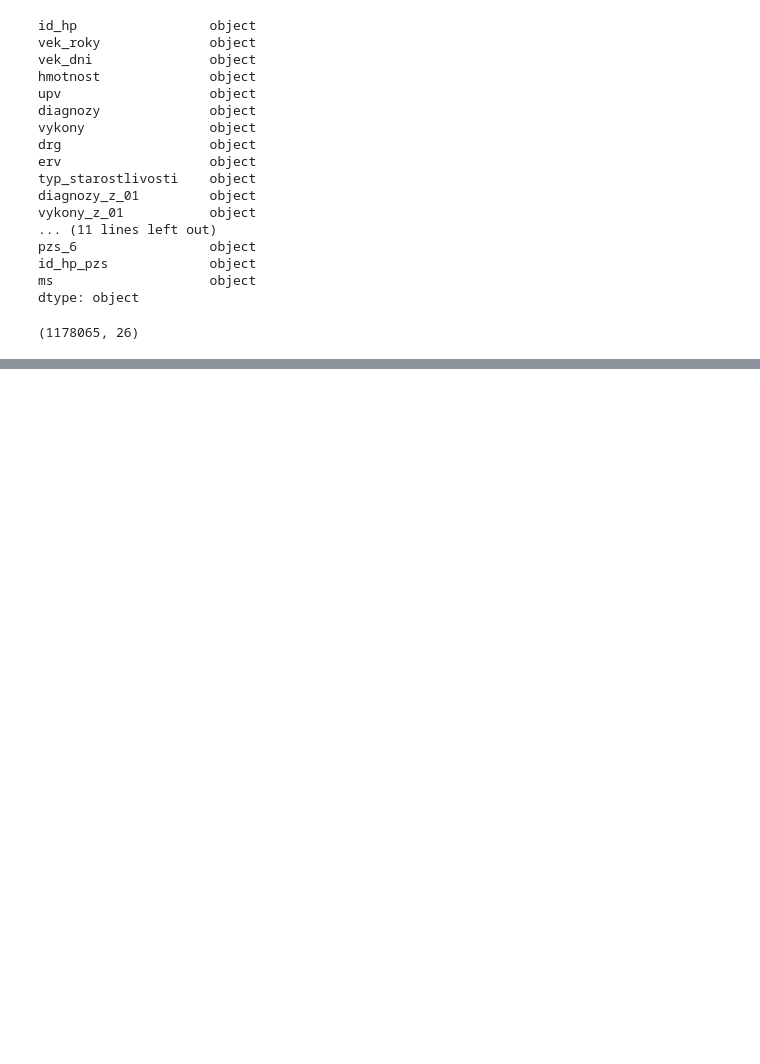
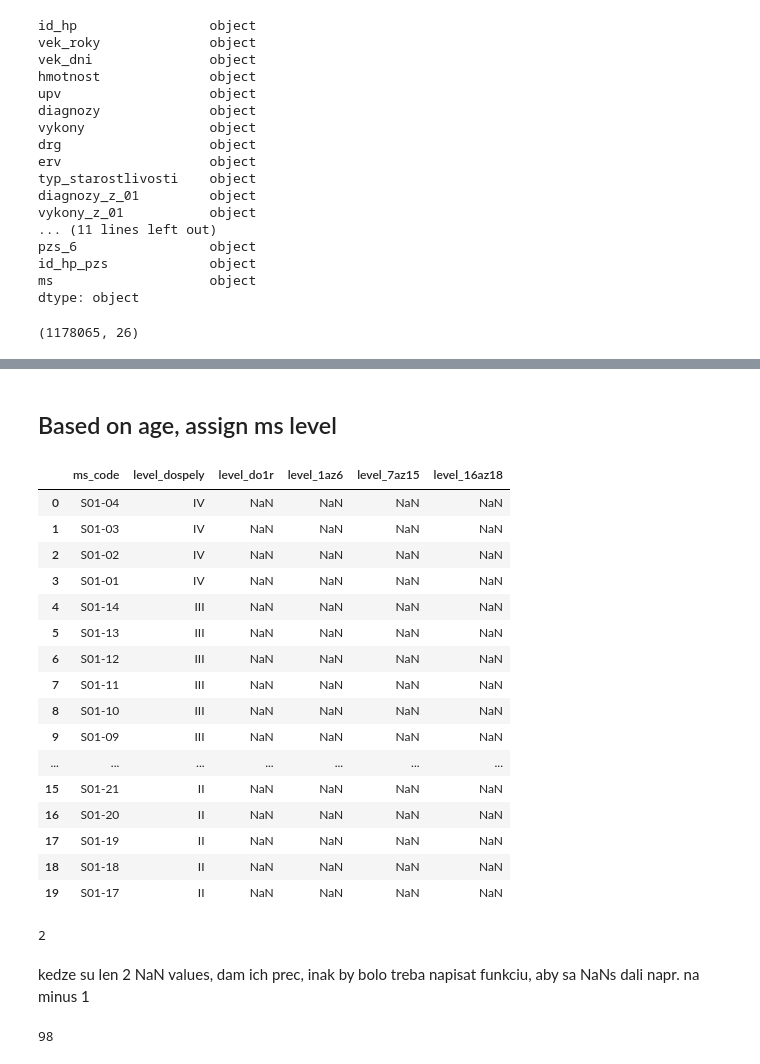
Before and after one commit to Institut-zdravotnych-analyz/Cestovanie_za_ZS_r2023, a Jupyter notebook: Skript_cestovanie_za_UZS_2023_v1.ipynb, the cells around one changed output, grey strips where cells are left out. Cells and saved outputs as stored; diff of their text form; code cells hidden in the pictures; blank space fills up the shorter version.

```diff
--- a/Skript_cestovanie_za_UZS_2023_v1.ipynb
+++ b/Skript_cestovanie_za_UZS_2023_v1.ipynb
@@ -57,0 +83,2 @@ zmena
+# %%
+ms_names_levels = pd.read_excel(r"C:\Users\hunakj\health.gov.sk\IZA - Cestovanie za ZS\2023\Data inputs\other\02_Zoznam-medicinskych-sluzieb 1 adjusted.xlsx")
@@ -57,0 +134,24 @@ zmena
+# %% [markdown]
+## Based on age, assign ms level
+# %%
+ms_names_levels_AllLevels = ms_names_levels[['ms_code', 'level_dospely', 'level_do1r', 'level_1az6', 'level_7az15', 'level_16az18']]
+# %%
+ms_names_levels_AllLevels.head(20)
+# %% [output]
+|  | ms_code | level_dospely | level_do1r | level_1az6 | level_7az15 | level_16az18 |
+| 0 | S01-04 | IV | NaN | NaN | NaN | NaN |
+| 1 | S01-03 | IV | NaN | NaN | NaN | NaN |
+| 2 | S01-02 | IV | NaN | NaN | NaN | NaN |
+| 3 | S01-01 | IV | NaN | NaN | NaN | NaN |
+| 4 | S01-14 | III | NaN | NaN | NaN | NaN |
+| 5 | S01-13 | III | NaN | NaN | NaN | NaN |
+| 6 | S01-12 | III | NaN | NaN | NaN | NaN |
+| 7 | S01-11 | III | NaN | NaN | NaN | NaN |
+| 8 | S01-10 | III | NaN | NaN | NaN | NaN |
+| 9 | S01-09 | III | NaN | NaN | NaN | NaN |
+| ... | ... | ... | ... | ... | ... | ... |
+| 15 | S01-21 | II | NaN | NaN | NaN | NaN |
+| 16 | S01-20 | II | NaN | NaN | NaN | NaN |
+| 17 | S01-19 | II | NaN | NaN | NaN | NaN |
+| 18 | S01-18 | II | NaN | NaN | NaN | NaN |
+| 19 | S01-17 | II | NaN | NaN | NaN | NaN |
@@ -57,0 +172,7 @@ zmena
+# %%
+nan_count_vek_roky = all_inpatients['vek_roky'].isna().sum()
+print(nan_count_vek_roky)
+# %% [output]
+2
+# %% [markdown]
+kedze su len 2 NaN values, dam ich prec, inak by bolo treba napisat funkciu, aby sa NaNs dali napr. na minus 1
@@ -57,0 +187,5 @@ zmena
+# %%
+nan_count_ms_level = all_inpatients['ms_level'].isna().sum()
+print(nan_count_ms_level)
+# %% [output]
+98
```
Also changed, not shown: parts of 37 cells of this notebook.
